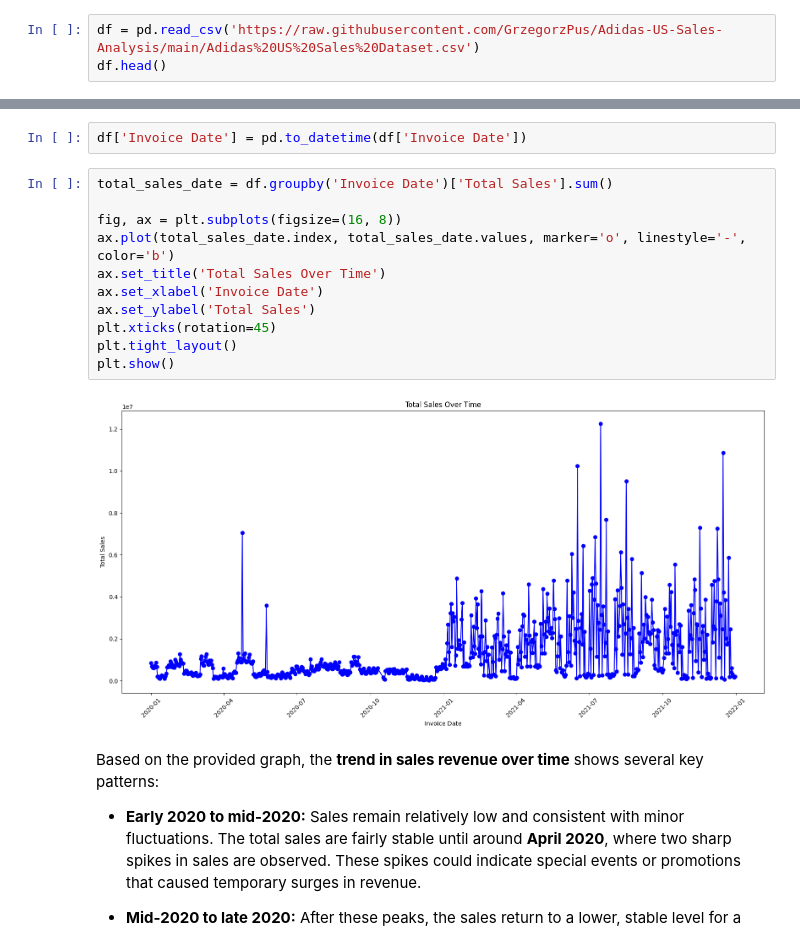
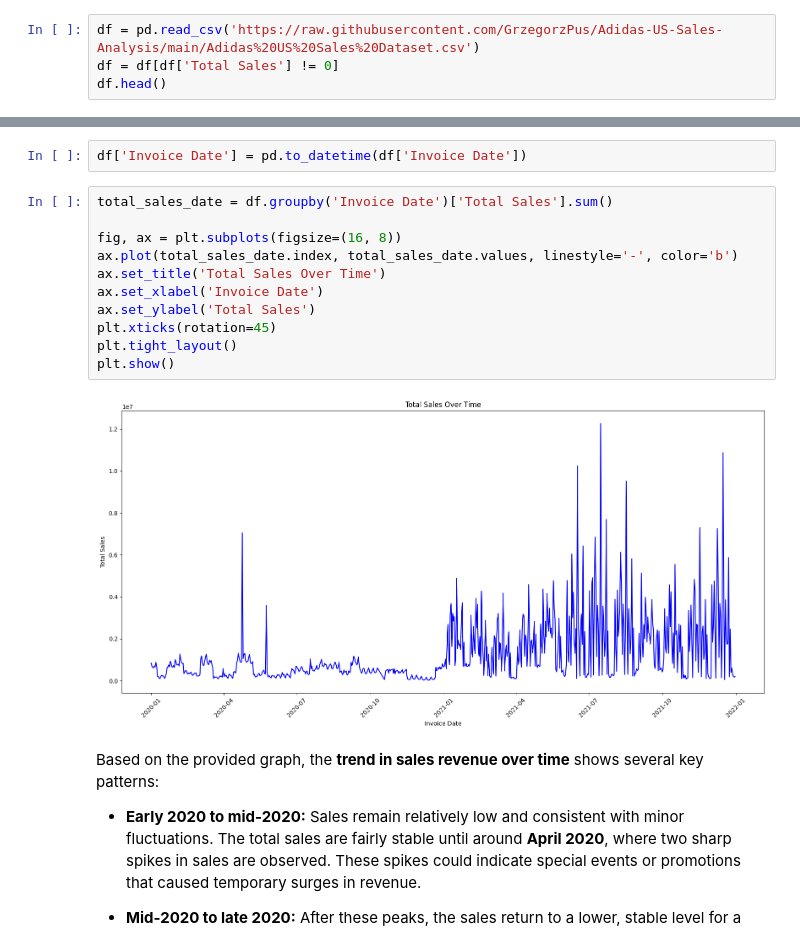
Before and after one commit to GrzegorzPus/Adidas-US-Sales-Analysis, a Jupyter notebook: Sales Analysis.ipynb, the cells around one changed output, grey strips where cells are left out. Cells and saved outputs as stored; diff of their text form.

```diff
--- a/Sales Analysis.ipynb
+++ b/Sales Analysis.ipynb
@@ -10,6 +10,7 @@ import matplotlib.pyplot as plt
 import seaborn as sns
 # %%
 df = pd.read_csv('https://raw.githubusercontent.com/GrzegorzPus/Adidas-US-Sales-Analysis/main/Adidas%20US%20Sales%20Dataset.csv')
+df = df[df['Total Sales'] != 0]
 df.head()
 # %% [output]
 |  | Retailer | Retailer ID | Invoice Date | Region | State | City | Product | Price per Unit | Units Sold | ... |
@@ -307,16 +308,16 @@ df['Invoice Date'] = pd.to_datetime(df['Invoice Date'])
 # %%
 total_sales_date = df.groupby('Invoice Date')['Total Sales'].sum()
 
 fig, ax = plt.subplots(figsize=(16, 8))
-ax.plot(total_sales_date.index, total_sales_date.values, marker='o', linestyle='-', color='b')
+ax.plot(total_sales_date.index, total_sales_date.values, linestyle='-', color='b')
 ax.set_title('Total Sales Over Time')
 ax.set_xlabel('Invoice Date')
 ax.set_ylabel('Total Sales')
 plt.xticks(rotation=45)
 plt.tight_layout()
 plt.show()
 # %% [output]
-[figure, old version]
+[figure, new version]
 # %% [markdown]
 Based on the provided graph, the **trend in sales revenue over time** shows several key patterns:
 
```
Also changed, not shown: parts of 72 cells of this notebook.
